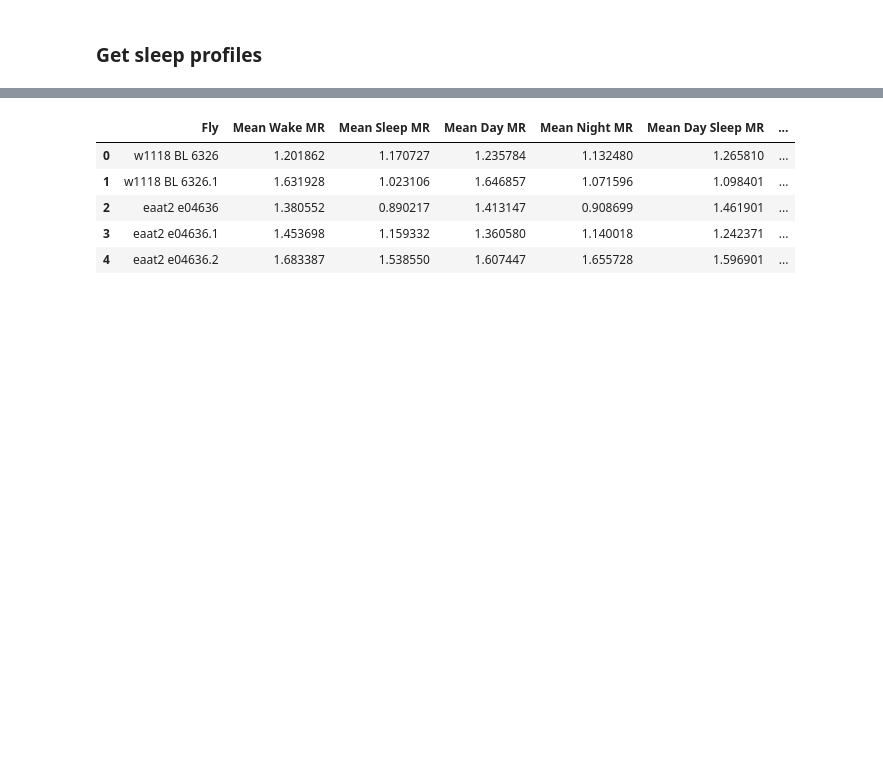
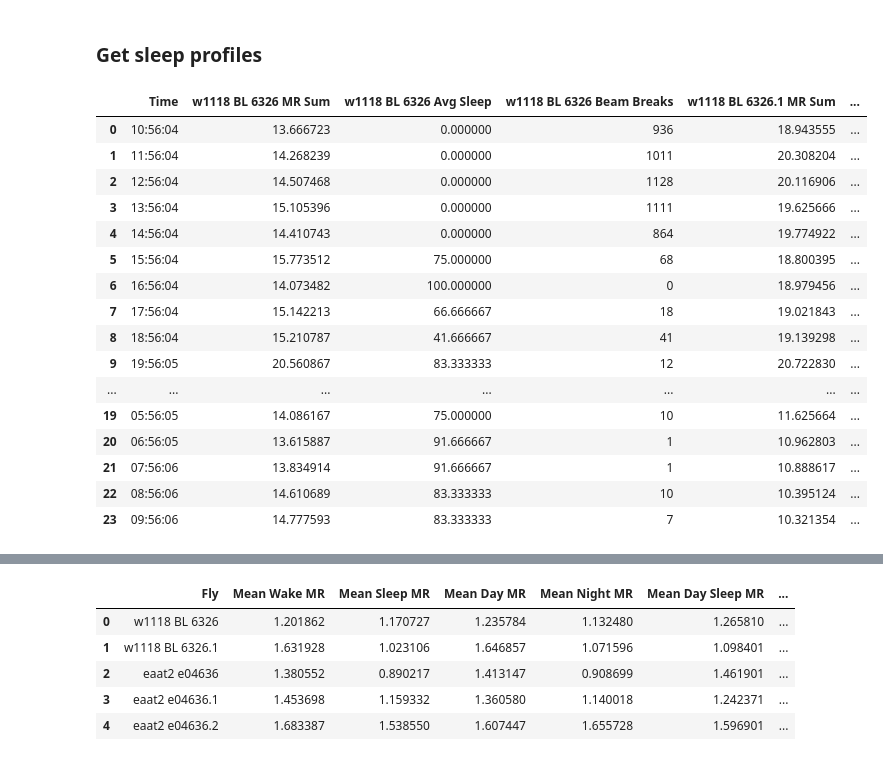
Before and after one commit to johntauber/Fly-Respirometry-Analysis, a Jupyter notebook: FlyResp.ipynb, the cells around one changed output, grey strips where cells are left out. Drawn from its saved outputs; the diff is of its cells as text; code cells hidden in the pictures; blank space fills up the shorter version.

Commit message:
Refactor sleep profile and all bouts creation

```diff
--- a/FlyResp.ipynb
+++ b/FlyResp.ipynb
@@ -14,9 +14,8 @@ df_raw.Time = pd.to_datetime(df_raw.Time, format='%H:%M:%S').dt.time #Convert Ti
 # %%
 def get_data_range(time_list):
     """
-    Find the start and end indices for a 24 hour range starting between a given time range
-    Takes arguments time_list - a list of datetime.time objects, lower_limit and upper_limit - datetime.time objects
-    to specificy the range in which to choose the start time
+    Find the start and end indices for a 24 hour range starting between 10:00am and 10:05am
+    Takes arguments time_list - a list of datetime.time objects
     Returns a tuple: (start_index, end_index)
     """
     lower_limit = datetime.time(10,0,0)
@@ -187,7 +189,7 @@ all_day_bouts_df
 # %%
 # The following code is used to create the sleep_profile dataframe, which will be exported as it's own sheet
 # in the excel output.
-def get_sleep_profile(df, resp_colnum, activity_colnum):
+def get_single_sleep_profile(df, resp_colnum, activity_colnum):
     """
     Returns a list of tuples with sum of metabolic rate, the percentage sleep, and total beam breaks
     for each hour in the 24 hour window, for one individual fly
@@ -208,7 +210,20 @@ def get_sleep_profile(df, resp_colnum, activity_colnum):
 
     return hourly_resp_sleep
 
-def make_sleep_profile_dict(df):
+def make_sleep_profile_colnames(df):
+    """
+    Create list of ordered column names for dataframe to be created from sleep_profile dictionary
+    """
+    colnames = ['Time']
+
+    for i in range(11,16):
+        colnames.append(df.columns[i] + ' MR Sum')
+        colnames.append(df.columns[i] + ' Avg Sleep')
+        colnames.append(df.columns[i] + ' Beam Breaks')
+
+    return colnames
+
+def make_sleep_profile_df(df):
     """
     Returns a dictionary containing a time index and the sleep profiles (both metabolic rate sum and average sleep)
     for each fly in the dataframe
@@ -222,24 +237,13 @@ def make_sleep_profile_dict(df):
         sleep_profile_dict[df.columns[act_col] + name] = [x[index] for x in sleep_profile]
 
     for i in range(5):
-        sleep_profile = get_sleep_profile(df, mr_col, act_col)
+        sleep_profile = get_single_sleep_profile(df, mr_col, act_col)
         add_to_dict(' MR Sum', 0)
         add_to_dict(' Avg Sleep', 1)
         add_to_dict(' Beam Breaks', 2)
         mr_col+=1
         act_col+=1
 
-    return sleep_profile_dict
+    sleep_profile_all = pd.DataFrame(sleep_profile_dict, columns=make_sleep_profile_colnames(df))
 
-def make_sleep_profile_colnames(df):
-    """
-    Create list of ordered column names for dataframe to be created from sleep_profile dictionary
-    """
-    colnames = ['Time']
-
-    for i in range(11,16):
-        colnames.append(df.columns[i] + ' MR Sum')
-        colnames.append(df.columns[i] + ' Avg Sleep')
-        colnames.append(df.columns[i] + ' Beam Breaks')
-
-    return colnames
+    return sleep_profile_all
@@ -249,3 +250,25 @@ sleep_profile_df = pd.DataFrame(sleep_profile_dict, columns=make_sleep_profile_c
+# %%
+sleep_profile_df = make_sleep_profile_df(df)
+# %%
+sleep_profile_df
+# %% [output]
+|  | Time | w1118 BL 6326 MR Sum | w1118 BL 6326 Avg Sleep | w1118 BL 6326 Beam Breaks | w1118 BL 6326.1 MR Sum | ... |
+| 0 | 10:56:04 | 13.666723 | 0.000000 | 936 | 18.943555 | ... |
+| 1 | 11:56:04 | 14.268239 | 0.000000 | 1011 | 20.308204 | ... |
+| 2 | 12:56:04 | 14.507468 | 0.000000 | 1128 | 20.116906 | ... |
+| 3 | 13:56:04 | 15.105396 | 0.000000 | 1111 | 19.625666 | ... |
+| 4 | 14:56:04 | 14.410743 | 0.000000 | 864 | 19.774922 | ... |
+| 5 | 15:56:04 | 15.773512 | 75.000000 | 68 | 18.800395 | ... |
+| 6 | 16:56:04 | 14.073482 | 100.000000 | 0 | 18.979456 | ... |
+| 7 | 17:56:04 | 15.142213 | 66.666667 | 18 | 19.021843 | ... |
+| 8 | 18:56:04 | 15.210787 | 41.666667 | 41 | 19.139298 | ... |
+| 9 | 19:56:05 | 20.560867 | 83.333333 | 12 | 20.722830 | ... |
+| ... | ... | ... | ... | ... | ... | ... |
+| 19 | 05:56:05 | 14.086167 | 75.000000 | 10 | 11.625664 | ... |
+| 20 | 06:56:05 | 13.615887 | 91.666667 | 1 | 10.962803 | ... |
+| 21 | 07:56:06 | 13.834914 | 91.666667 | 1 | 10.888617 | ... |
+| 22 | 08:56:06 | 14.610689 | 83.333333 | 10 | 10.395124 | ... |
+| 23 | 09:56:06 | 14.777593 | 83.333333 | 7 | 10.321354 | ... |
 # %%
 # The following code is used to analyze the data processed above, and generate three dataframes,
 # which will become three sheets in the final excel output.
```
Also changed, not shown: parts of 13 cells of this notebook.
